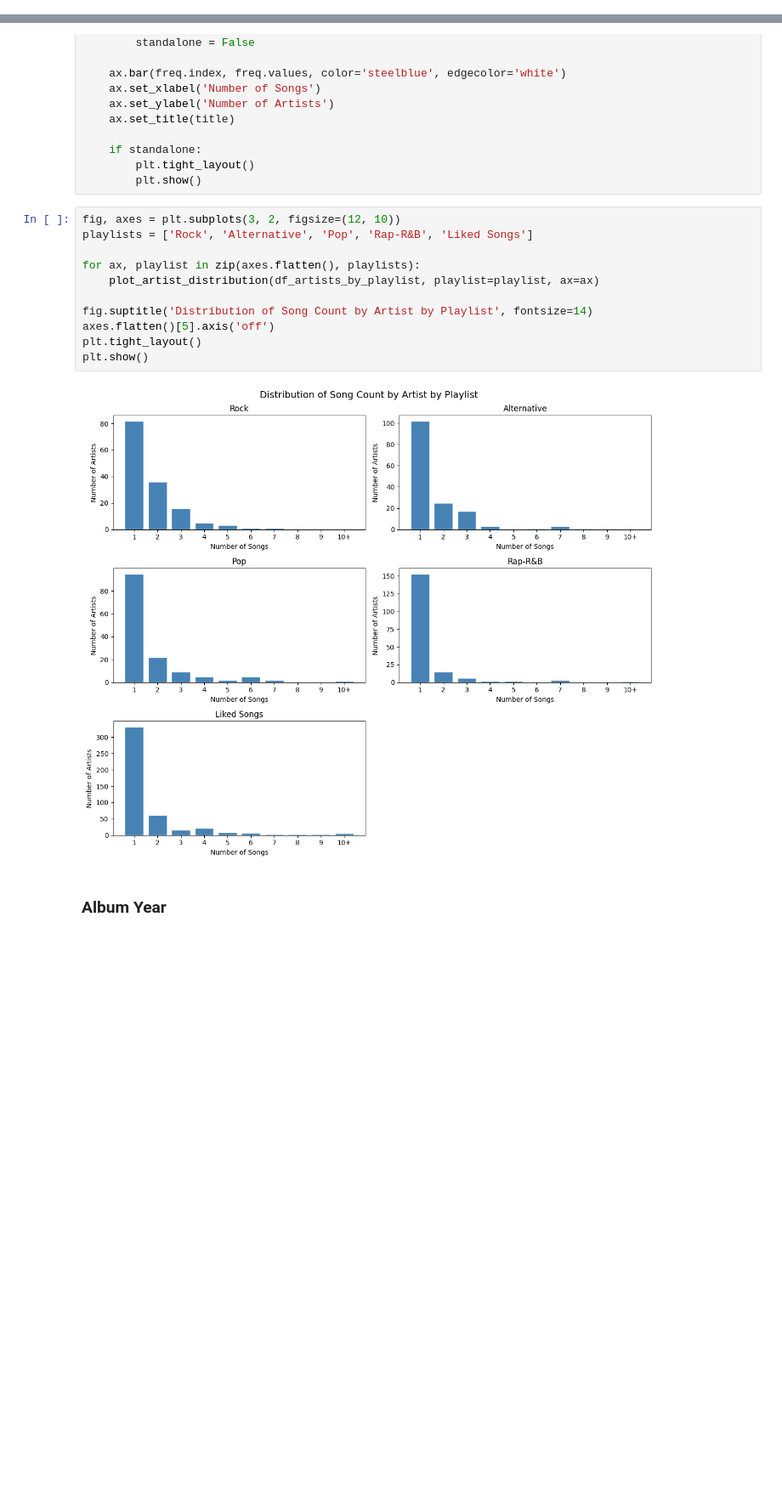
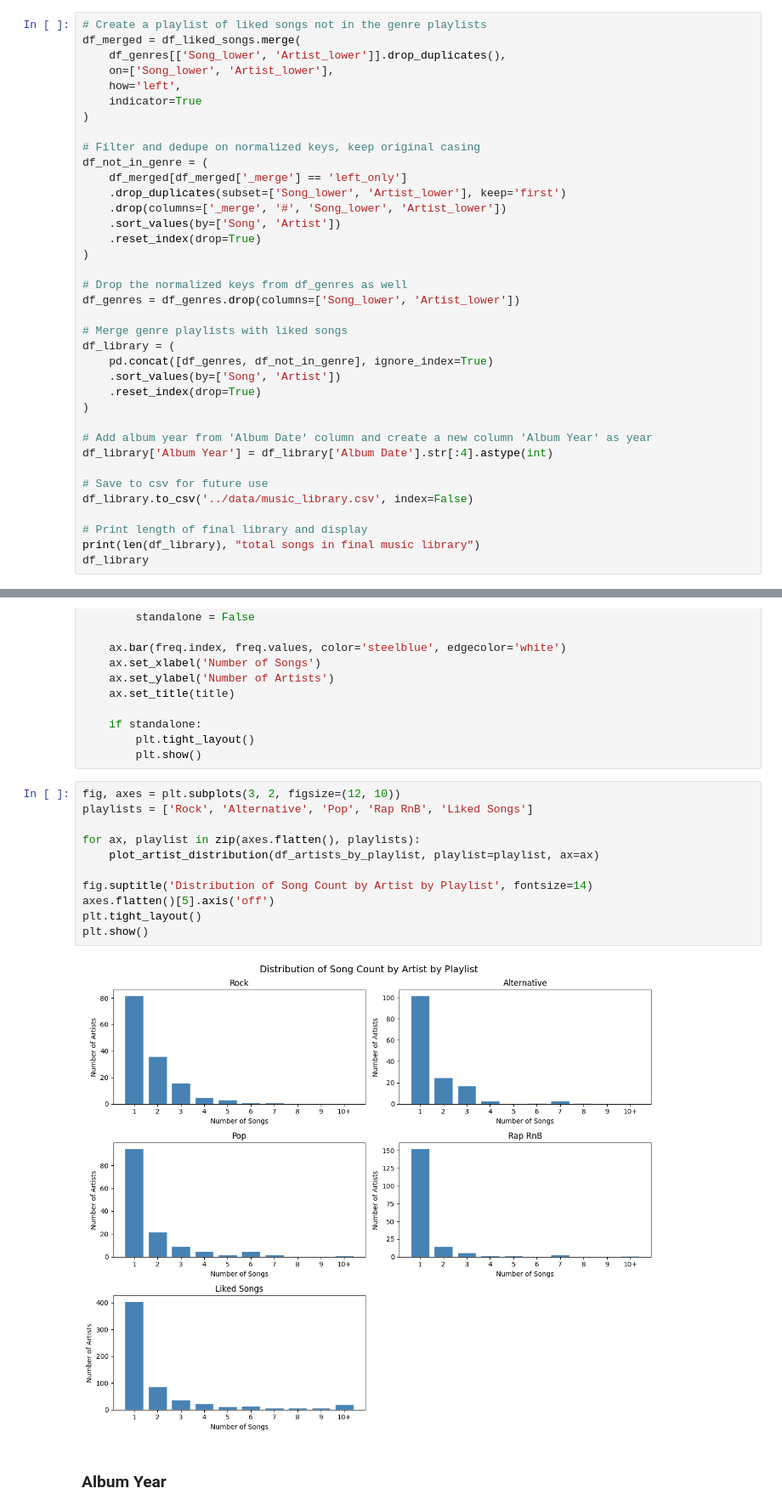
Before and after one commit to kaseymallette/music-taste-profile, a Jupyter notebook: notebooks/01_exploratory_analysis.ipynb, the cells around one changed output, grey strips where cells are left out. Shown at 85% size. Saved outputs shown, nothing was run; the diff lists cells and outputs as text; blank space fills up the shorter version.

```diff
--- a/notebooks/01_exploratory_analysis.ipynb
+++ b/notebooks/01_exploratory_analysis.ipynb
@@ -59,0 +58,37 @@ df_library
+# %%
+# Create a playlist of liked songs not in the genre playlists
+df_merged = df_liked_songs.merge(
+    df_genres[['Song_lower', 'Artist_lower']].drop_duplicates(),
+    on=['Song_lower', 'Artist_lower'],
+    how='left',
+    indicator=True
+)
+
+# Filter and dedupe on normalized keys, keep original casing
+df_not_in_genre = (
+    df_merged[df_merged['_merge'] == 'left_only']
+    .drop_duplicates(subset=['Song_lower', 'Artist_lower'], keep='first')
+    .drop(columns=['_merge', '#', 'Song_lower', 'Artist_lower'])
+    .sort_values(by=['Song', 'Artist'])
+    .reset_index(drop=True)
+)
+
+# Drop the normalized keys from df_genres as well
+df_genres = df_genres.drop(columns=['Song_lower', 'Artist_lower'])
+
+# Merge genre playlists with liked songs
+df_library = (
+    pd.concat([df_genres, df_not_in_genre], ignore_index=True)
+    .sort_values(by=['Song', 'Artist'])
+    .reset_index(drop=True)
+)
+
+# Add album year from 'Album Date' column and create a new column 'Album Year' as year
+df_library['Album Year'] = df_library['Album Date'].str[:4].astype(int)
+
+# Save to csv for future use
+df_library.to_csv('../data/music_library.csv', index=False)
+
+# Print length of final library and display
+print(len(df_library), "total songs in final music library")
+df_library
@@ -159,17 +209,17 @@ def plot_artist_distribution(df, playlist=None, bin_max=9, ax=None):
         plt.show()
 # %%
 fig, axes = plt.subplots(3, 2, figsize=(12, 10))
-playlists = ['Rock', 'Alternative', 'Pop', 'Rap-R&B', 'Liked Songs']
+playlists = ['Rock', 'Alternative', 'Pop', 'Rap RnB', 'Liked Songs']
 
 for ax, playlist in zip(axes.flatten(), playlists):
     plot_artist_distribution(df_artists_by_playlist, playlist=playlist, ax=ax)
 
 fig.suptitle('Distribution of Song Count by Artist by Playlist', fontsize=14)
 axes.flatten()[5].axis('off')
 plt.tight_layout()
 plt.show()
 # %% [output]
-[figure, old version]
+[figure, new version]
 # %% [markdown]
 ### Album Year
 # %%
```
Also changed, not shown: parts of 16 cells of this notebook, 9 other files.
